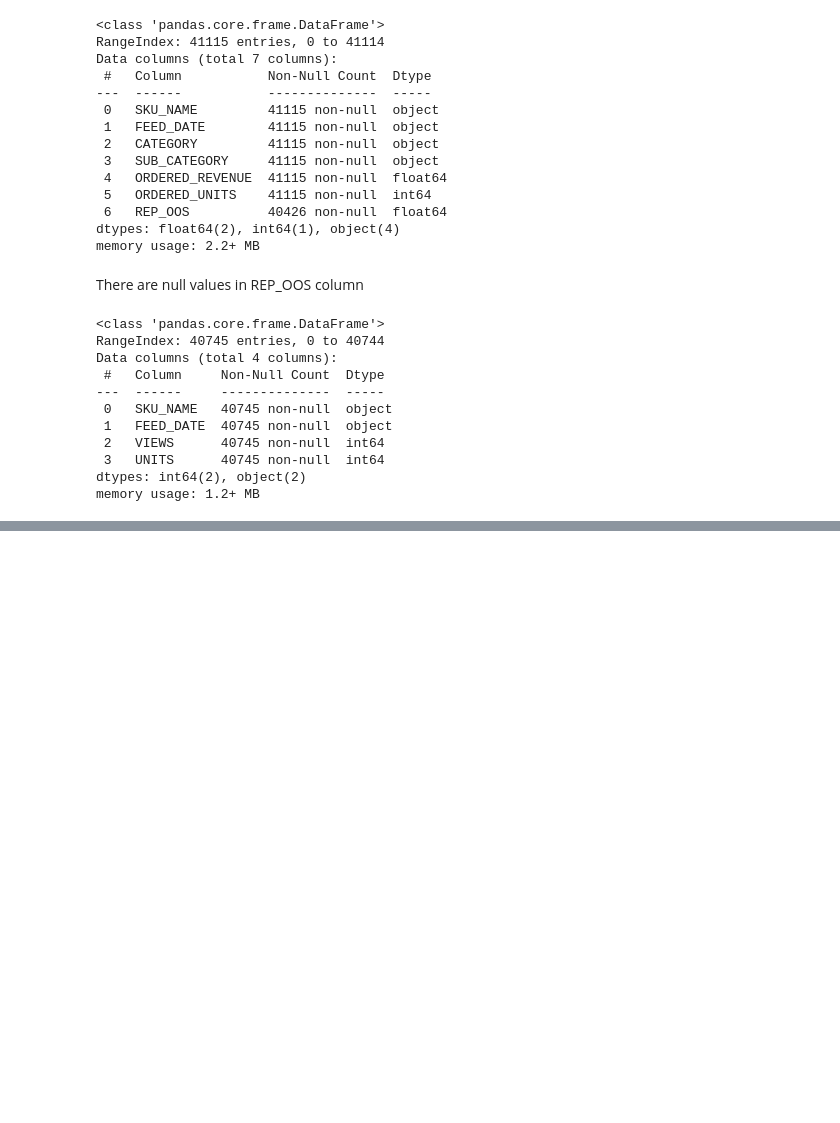
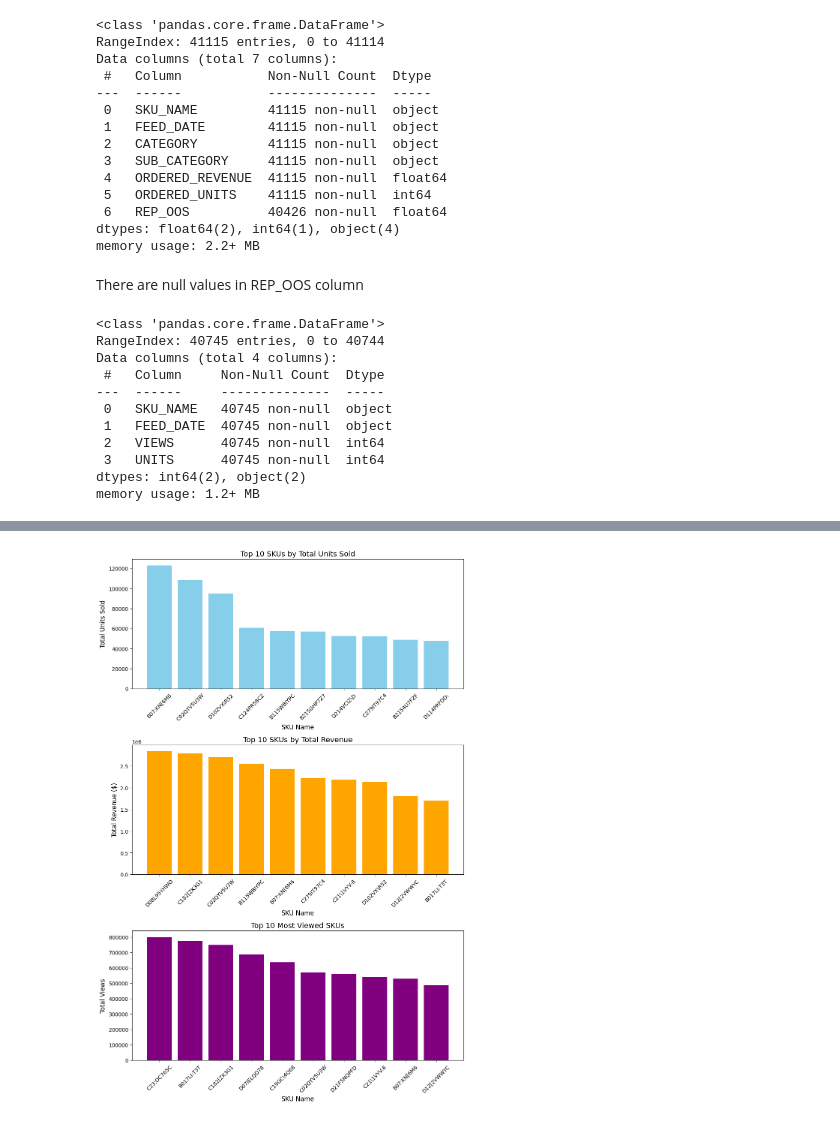
Before and after one commit to mohithsaran/GurujiAstroAssignment, a Jupyter notebook: Sales_Analytics.ipynb, the cells around one changed output, grey strips where cells are left out. Cells and saved outputs as stored; diff of their text form; code cells hidden in the pictures; blank space fills up the shorter version.

```diff
--- a/Sales_Analytics.ipynb
+++ b/Sales_Analytics.ipynb
@@ -151,0 +274,2 @@ Null values in the column UNITS is 0
+# %%
+merged_data = pd.merge(df1, df2, on=['SKU_NAME', 'FEED_DATE'], how='inner')
@@ -151,0 +329,36 @@ Null values in the column UNITS is 0
+# %%
+fig, axes = plt.subplots(3, 1, figsize=(10, 15))
+
+# Aggregating data to find the top SKUs by total units sold
+top_skus = merged_data.groupby('SKU_NAME')['ORDERED_UNITS'].sum().sort_values(ascending=False).head(10)
+
+# Plotting the top SKUs by total units sold
+axes[0].bar(top_skus.index, top_skus.values, color='skyblue')
+axes[0].set_title('Top 10 SKUs by Total Units Sold', fontsize=14)
+axes[0].set_xlabel('SKU Name', fontsize=12)
+axes[0].set_ylabel('Total Units Sold', fontsize=12)
+axes[0].tick_params(axis='x', rotation=45)
+
+# Aggregating data to find the top SKUs by total revenue
+top_revenue_skus = merged_data.groupby('SKU_NAME')['ORDERED_REVENUE'].sum().sort_values(ascending=False).head(10)
+
+# Plotting the top SKUs by total revenue
+axes[1].bar(top_revenue_skus.index, top_revenue_skus.values, color='orange')
+axes[1].set_title('Top 10 SKUs by Total Revenue', fontsize=14)
+axes[1].set_xlabel('SKU Name', fontsize=12)
+axes[1].set_ylabel('Total Revenue ($)', fontsize=12)
+axes[1].tick_params(axis='x', rotation=45)
+
+most_viewed_skus = merged_data.groupby('SKU_NAME')['VIEWS'].sum().sort_values(ascending=False).head(10)
+
+# Most Viewed SKUs (already aggregated earlier)
+axes[2].bar(most_viewed_skus.index, most_viewed_skus.values, color='purple')
+axes[2].set_title('Top 10 Most Viewed SKUs', fontsize=14)
+axes[2].set_xlabel('SKU Name', fontsize=12)
+axes[2].set_ylabel('Total Views', fontsize=12)
+axes[2].tick_params(axis='x', rotation=45)
+
+plt.tight_layout()
+plt.show()
+# %% [output]
+[figure, added]
```
Also changed, not shown: parts of 27 cells of this notebook.
